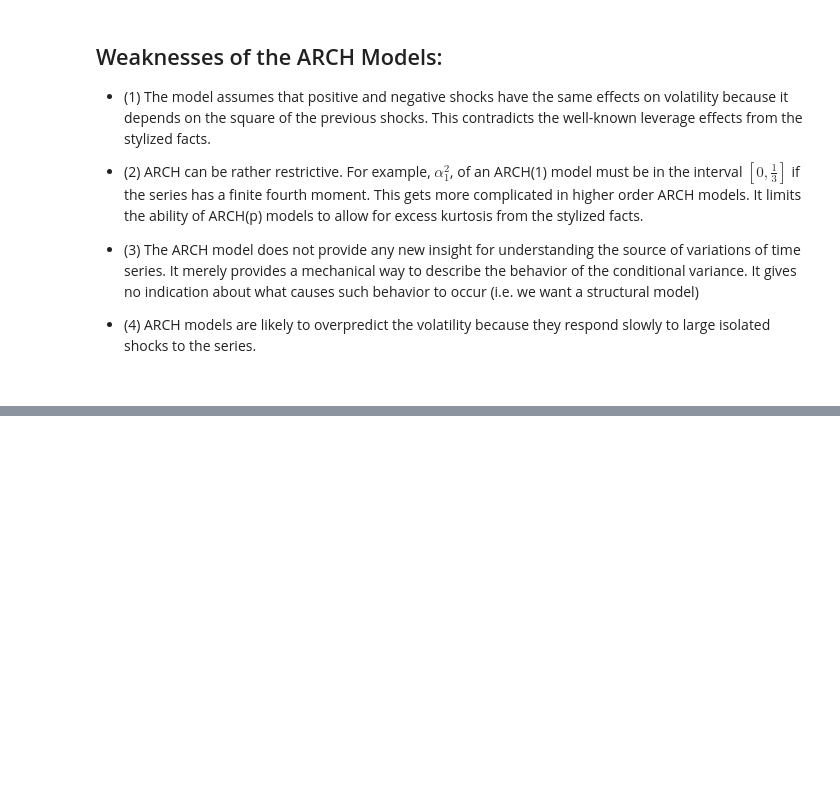
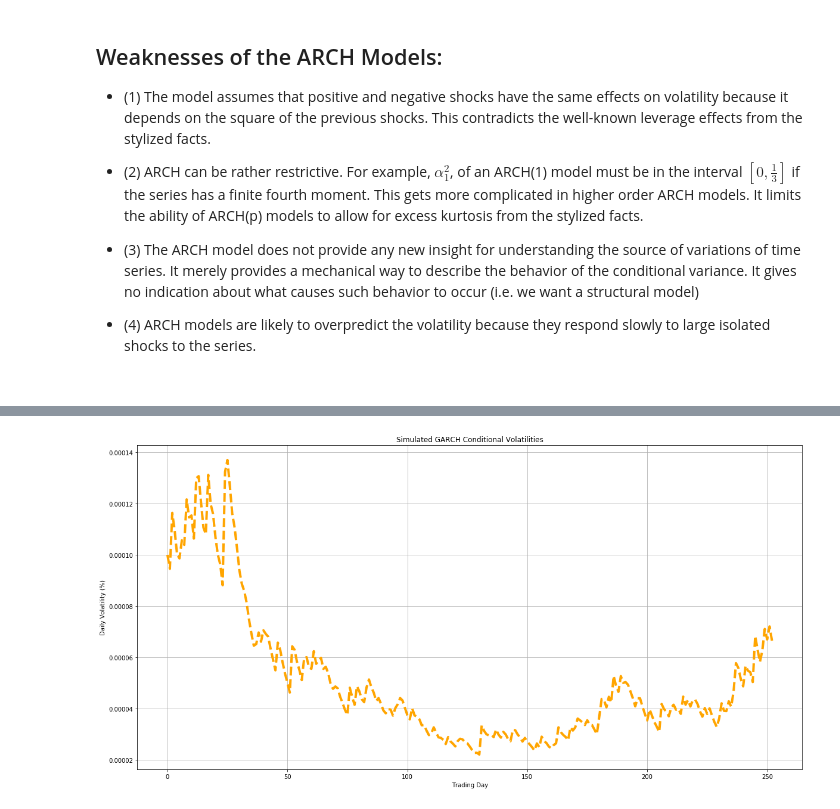
Before and after one commit to broughtj/Fin5330, a Jupyter notebook: Notebooks/GARCH.ipynb, the cells around one changed output, grey strips where cells are left out. Saved outputs shown, nothing was run; the diff lists cells and outputs as text; code cells hidden in the pictures; blank space fills up the shorter version.

```diff
--- a/Notebooks/GARCH.ipynb
+++ b/Notebooks/GARCH.ipynb
@@ -508,0 +564,12 @@ sum(r)
+# %%
+## plot the simulated conditional volatilities
+fig, ax = plt.subplots()
+#ax.plot_date(r, linestyle='--')
+ax.grid(True)
+plt.title("Simulated GARCH Conditional Volatilities")
+plt.ylabel("Daily Volatility (%)")
+plt.xlabel("Trading Day")
+plt.plot(s, linestyle='--', linewidth=4, color="orange")
+plt.show()
+# %% [output]
+[figure, added]
```
Also changed, not shown: parts of 25 cells of this notebook.
